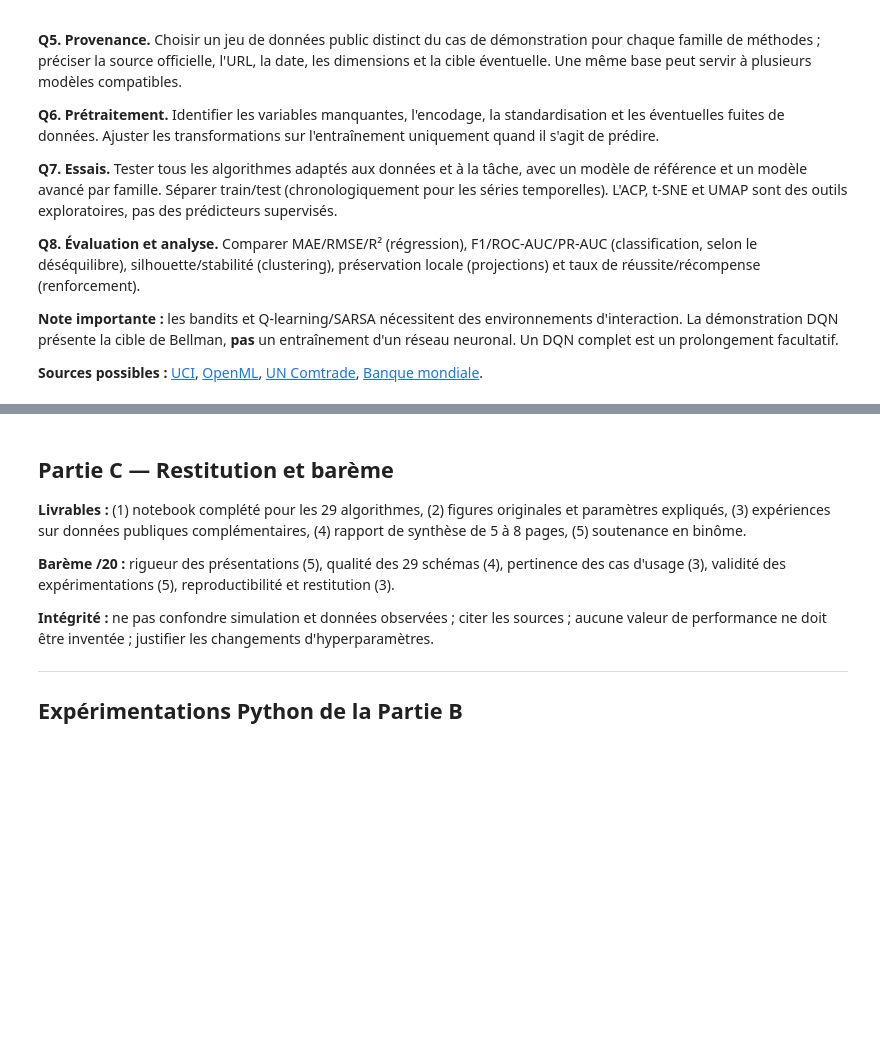
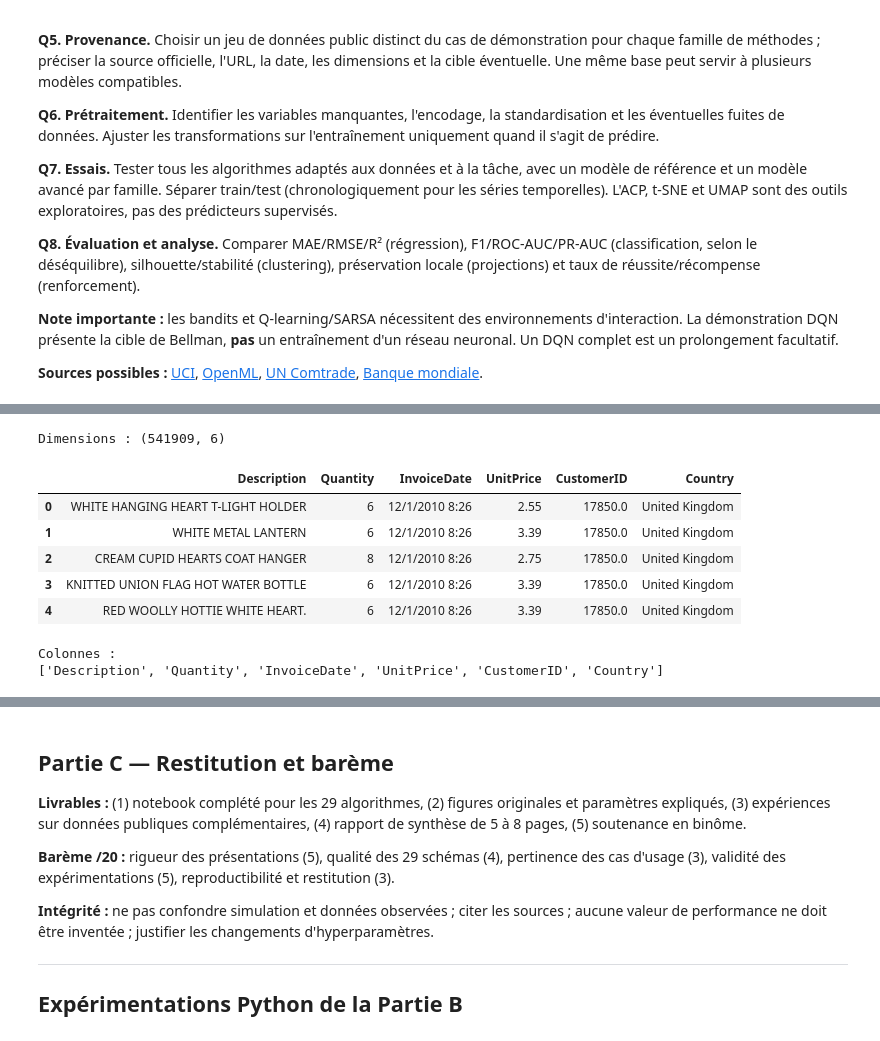
Before and after one commit to nadakarmouni25/2027-S7-FIN-2, a Jupyter notebook: NADA_KARMOUNI_TLEMCANI_25007568.ipynb, the cells around one changed output, grey strips where cells are left out. Drawn from its saved outputs; the diff is of its cells as text; code cells hidden in the pictures; blank space fills up the shorter version.

```diff
--- a/NADA_KARMOUNI_TLEMCANI_25007568.ipynb
+++ b/NADA_KARMOUNI_TLEMCANI_25007568.ipynb
@@ -342,0 +433,31 @@ MAE: 41.24579873763898
+# %%
+from ucimlrepo import fetch_ucirepo
+
+# Récupération du dataset UCI
+online_retail = fetch_ucirepo(id=352)
+
+# Récupération des données
+df_retail = pd.concat(
+    [
+        online_retail.data.features,
+        online_retail.data.targets
+    ],
+    axis=1
+)
+
+print("Dimensions :", df_retail.shape)
+
+display(df_retail.head())
+
+print("Colonnes :")
+print(df_retail.columns.tolist())
+# %% [output]
+Dimensions : (541909, 6)
+|  | Description | Quantity | InvoiceDate | UnitPrice | CustomerID | Country |
+| 0 | WHITE HANGING HEART T-LIGHT HOLDER | 6 | 12/1/2010 8:26 | 2.55 | 17850.0 | United Kingdom |
+| 1 | WHITE METAL LANTERN | 6 | 12/1/2010 8:26 | 3.39 | 17850.0 | United Kingdom |
+| 2 | CREAM CUPID HEARTS COAT HANGER | 8 | 12/1/2010 8:26 | 2.75 | 17850.0 | United Kingdom |
+| 3 | KNITTED UNION FLAG HOT WATER BOTTLE | 6 | 12/1/2010 8:26 | 3.39 | 17850.0 | United Kingdom |
+| 4 | RED WOOLLY HOTTIE WHITE HEART. | 6 | 12/1/2010 8:26 | 3.39 | 17850.0 | United Kingdom |
+Colonnes :
+['Description', 'Quantity', 'InvoiceDate', 'UnitPrice', 'CustomerID', 'Country']
```
Also changed, not shown: parts of 8 cells of this notebook.
